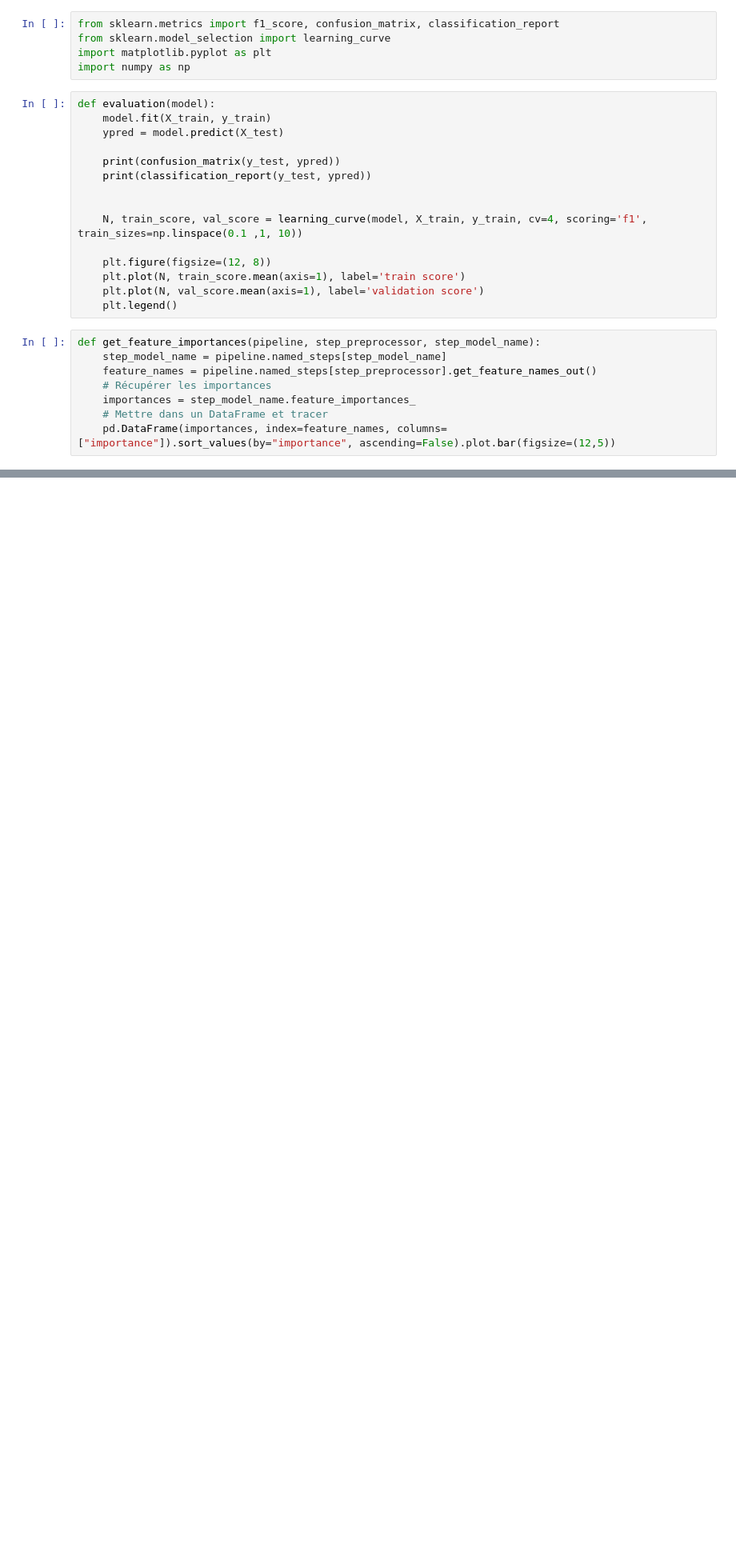
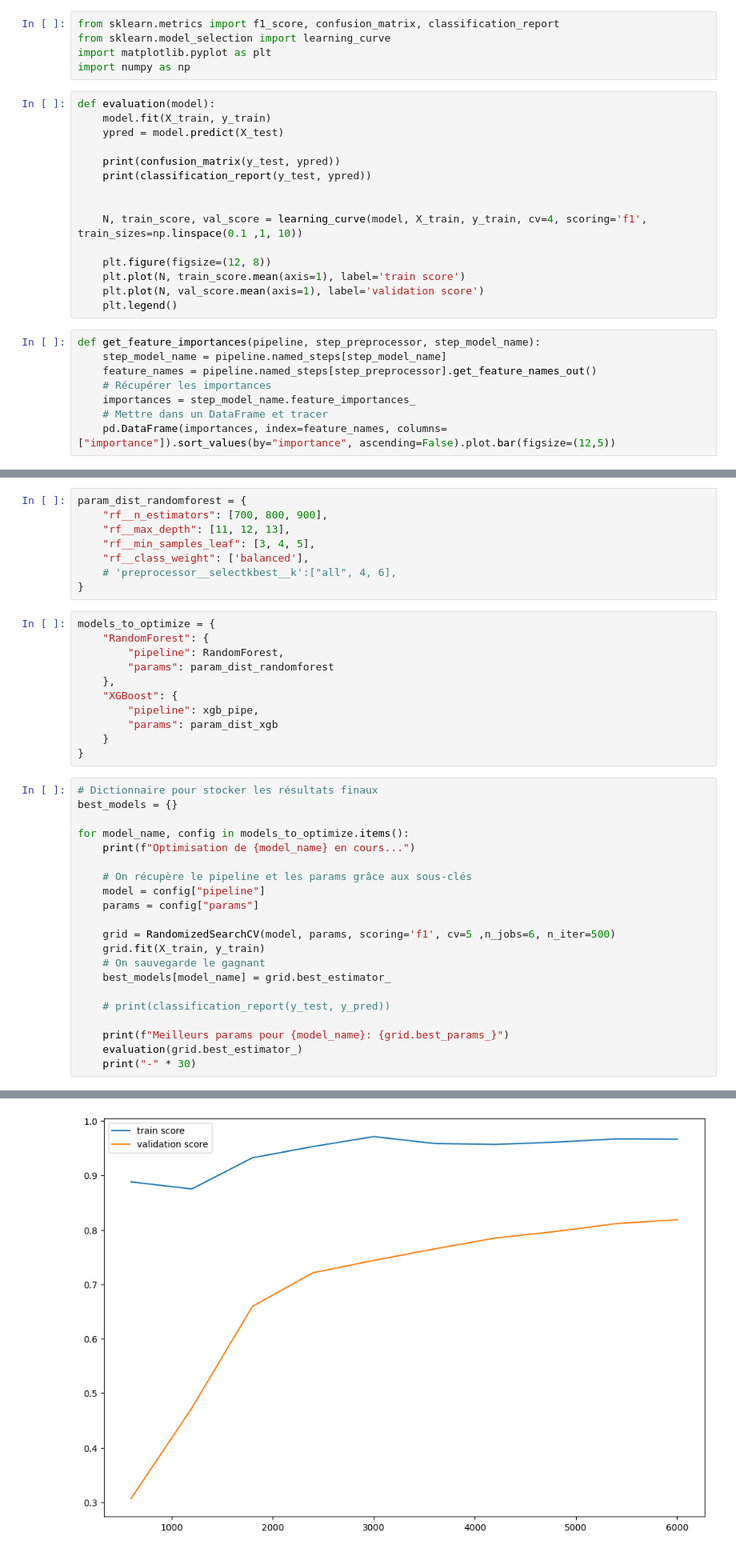
Before and after one commit to SimonGallien/Predictive-Maintenance-Dataset-AI4I-2020-, a Jupyter notebook: model.ipynb, the cells around one changed output, grey strips where cells are left out. Shown: that part at 80% size. Drawn from its saved outputs; the diff is of its cells as text; blank space fills up the shorter version.

```diff
--- a/model.ipynb
+++ b/model.ipynb
@@ -193,0 +241,41 @@ Optimisation
+# %%
+param_dist_randomforest = {
+    "rf__n_estimators": [700, 800, 900],
+    "rf__max_depth": [11, 12, 13],
+    "rf__min_samples_leaf": [3, 4, 5],
+    "rf__class_weight": ['balanced'],
+    # 'preprocessor__selectkbest__k':["all", 4, 6],
+}
+# %%
+models_to_optimize = {
+    "RandomForest": {
+        "pipeline": RandomForest,
+        "params": param_dist_randomforest
+    },
+    "XGBoost": {
+        "pipeline": xgb_pipe,
+        "params": param_dist_xgb
+    }
+}
+# %%
+# Dictionnaire pour stocker les résultats finaux
+best_models = {}
+
+for model_name, config in models_to_optimize.items():
+    print(f"Optimisation de {model_name} en cours...")
+
+    # On récupère le pipeline et les params grâce aux sous-clés
+    model = config["pipeline"]
+    params = config["params"]
+
+    grid = RandomizedSearchCV(model, params, scoring='f1', cv=5 ,n_jobs=6, n_iter=500)
+    grid.fit(X_train, y_train)
+    # On sauvegarde le gagnant
+    best_models[model_name] = grid.best_estimator_
+
+    # print(classification_report(y_test, y_pred))
+
+    print(f"Meilleurs params pour {model_name}: {grid.best_params_}")
+    evaluation(grid.best_estimator_)
+    print("-" * 30)
+# %% [output]
@@ -193,0 +310 @@ Optimisation
+[figure, added]
```
Also changed, not shown: parts of 22 cells of this notebook.
